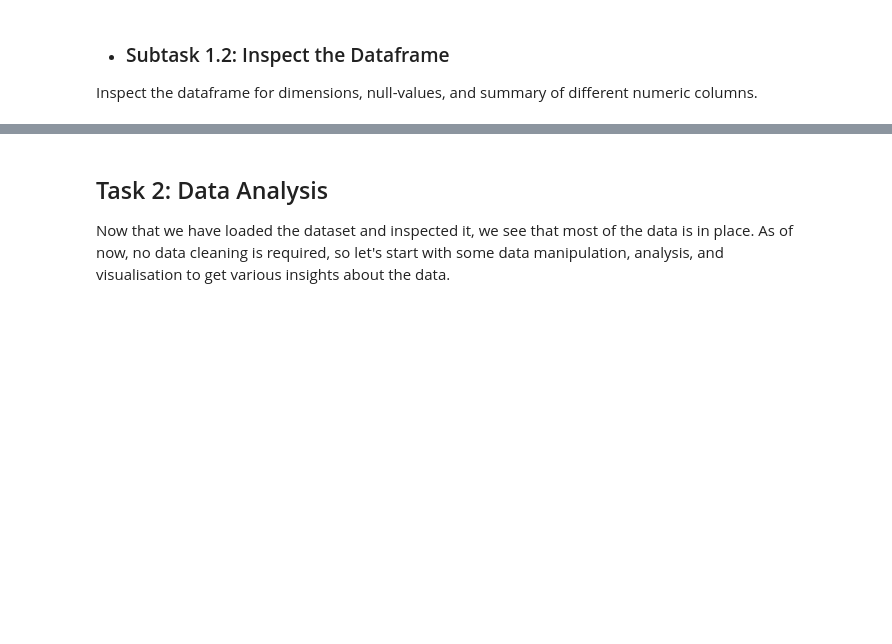
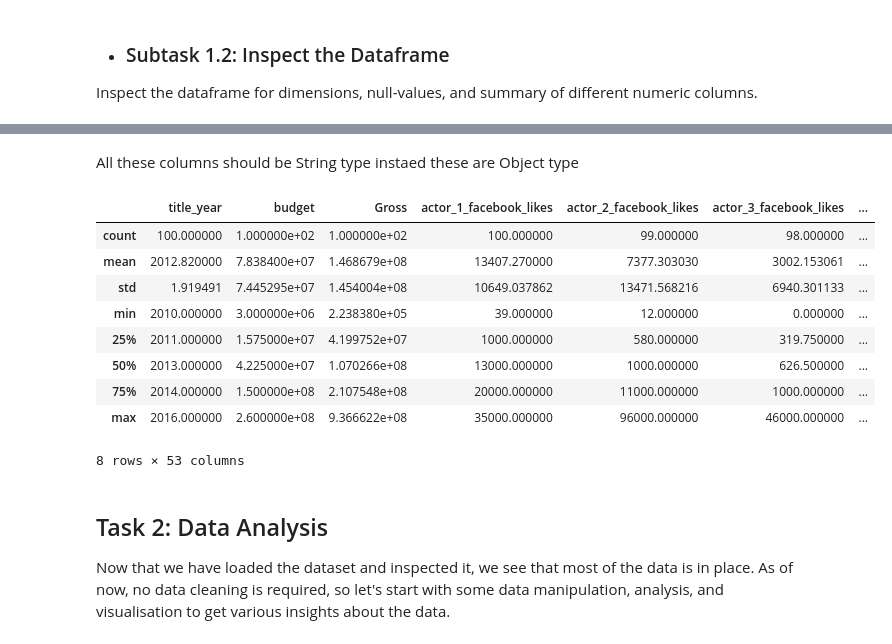
Before and after one commit to Rajesh2015/Logicmojo-AI-ML-Sept25-radash, a Jupyter notebook: EDA/IMDb+Movie+Assignment.ipynb, the cells around one changed output, grey strips where cells are left out. Drawn from its saved outputs; the diff is of its cells as text; code cells hidden in the pictures; blank space fills up the shorter version.

```diff
--- a/EDA/IMDb+Movie+Assignment.ipynb
+++ b/EDA/IMDb+Movie+Assignment.ipynb
@@ -26,5 +35,9 @@ Read the movies data file provided and store it in a dataframe `movies`.
+# %%
+file_path = '/content/drive/MyDrive/EDAAssignment/Movie/Movie+Assignment+Data.csv'
 # %%
 # Read the csv file using 'read_csv'. Please write your dataset location here.
+
+movie_df=pd.read_csv(file_path)
 # %% [markdown]
 - ###  Subtask 1.2: Inspect the Dataframe
 
@@ -36,5 +107,19 @@ Inspect the dataframe for dimensions, null-values, and summary of different nume
+# %% [markdown]
+All these columns should be String type instaed these are Object type
 # %%
 # Check the summary for the numeric columns
+movie_df.describe(include=['int64', 'float64'])
+# %% [output]
+|  | title_year | budget | Gross | actor_1_facebook_likes | actor_2_facebook_likes | actor_3_facebook_likes | ... |
+| count | 100.000000 | 1.000000e+02 | 1.000000e+02 | 100.000000 | 99.000000 | 98.000000 | ... |
+| mean | 2012.820000 | 7.838400e+07 | 1.468679e+08 | 13407.270000 | 7377.303030 | 3002.153061 | ... |
+| std | 1.919491 | 7.445295e+07 | 1.454004e+08 | 10649.037862 | 13471.568216 | 6940.301133 | ... |
+| min | 2010.000000 | 3.000000e+06 | 2.238380e+05 | 39.000000 | 12.000000 | 0.000000 | ... |
+| 25% | 2011.000000 | 1.575000e+07 | 4.199752e+07 | 1000.000000 | 580.000000 | 319.750000 | ... |
+| 50% | 2013.000000 | 4.225000e+07 | 1.070266e+08 | 13000.000000 | 1000.000000 | 626.500000 | ... |
+| 75% | 2014.000000 | 1.500000e+08 | 2.107548e+08 | 20000.000000 | 11000.000000 | 1000.000000 | ... |
+| max | 2016.000000 | 2.600000e+08 | 9.366622e+08 | 35000.000000 | 96000.000000 | 46000.000000 | ... |
+8 rows × 53 columns
 # %% [markdown]
 ## Task 2: Data Analysis
 
```
Also changed, not shown: parts of 8 cells of this notebook.
